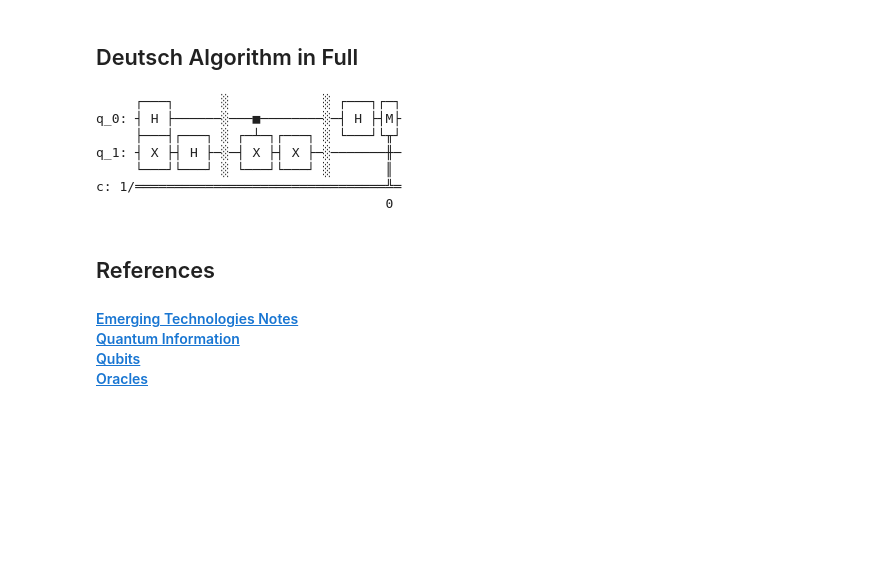
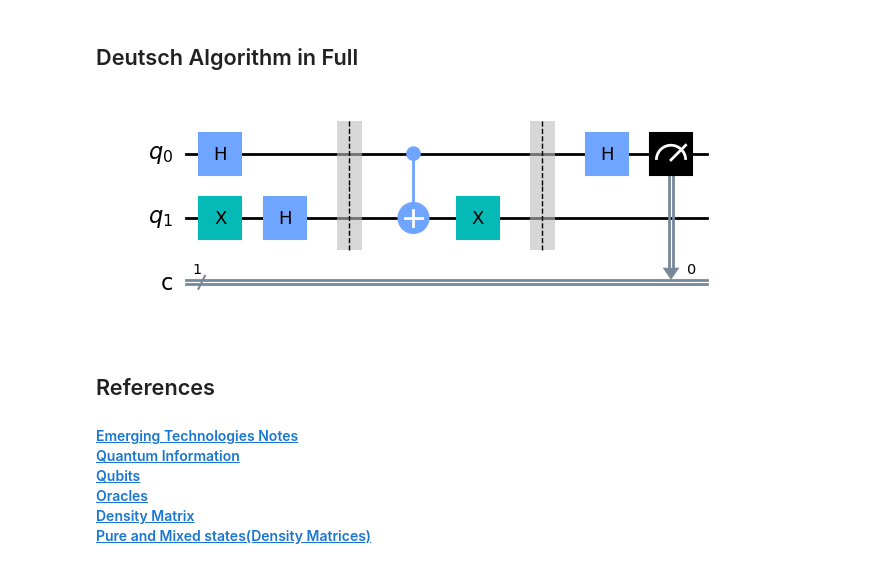
Before and after one commit to PedroFCode/EmergingTechnologies, a Jupyter notebook: project.ipynb, the cells around one changed output. Drawn from its saved outputs; the diff is of its cells as text; code cells hidden in the pictures; blank space fills up the shorter version.

Commit message:
Density Matrix

```diff
--- a/project.ipynb
+++ b/project.ipynb
@@ -171,7 +187,7 @@ plot_bloch_vector([1, 0, 0])  # Replace [1, 0, 0] with the state vector componen
 <h2>Deutsch Algorithm in Full
 # %%
 from qiskit import QuantumCircuit
-
+from qiskit.visualization import circuit_drawer
 
 def deutsch_function(case: int):
     """
@@ -180,45 +196,39 @@ def deutsch_function(case: int):
     if case not in [1, 2, 3, 4]:
         raise ValueError("`case` must be 1, 2, 3, or 4.")
 
     f = QuantumCircuit(2)
     if case in [2, 3]:
         f.cx(0, 1)
     if case in [3, 4]:
         f.x(1)
     return f
-
-deutsch_function(3).draw()
 
 def compile_circuit(function: QuantumCircuit):
     """
     Compiles a circuit for use in Deutsch's algorithm.
     """
     n = function.num_qubits - 1
     qc = QuantumCircuit(n + 1, n)
 
     qc.x(n)
     qc.h(range(n + 1))
 
     qc.barrier()
     qc.compose(function, inplace=True)
     qc.barrier()
 
     qc.h(range(n))
     qc.measure(range(n), range(n))
 
     return qc
 
-compile_circuit(
-    deutsch_function(3)
-).draw()
+# Generate and compile the Deutsch circuit for a specific function
+compiled_circuit = compile_circuit(deutsch_function(3))
+
+# Visualize the compiled circuit
+circuit_drawer(compiled_circuit, output='mpl')
 # %% [output]
-     ┌───┐      ░            ░ ┌───┐┌─┐
-q_0: ┤ H ├──────░───■────────░─┤ H ├┤M├
-     ├───┤┌───┐ ░ ┌─┴─┐┌───┐ ░ └───┘└╥┘
-q_1: ┤ X ├┤ H ├─░─┤ X ├┤ X ├─░───────╫─
-     └───┘└───┘ ░ └───┘└───┘ ░       ║
-c: 1/════════════════════════════════╩═
-                                     0
+[figure, added]
 # %% [markdown]
 <h2>References
 
@@ -231,4 +241,6 @@ c: 1/═════════════════════════
 <br>
 <a href="https://quantumcomputing.stackexchange.com/questions/4625/what-exactly-is-an-oracle">Oracles</a>
 <br>
-<a href=""></a>
+<a href="https://en.wikipedia.org/wiki/Density_matrix">Density Matrix</a>
+<br>
+<a href="https://quantumcomputing.stackexchange.com/questions/2347/density-matrices-for-pure-states-and-mixed-states">Pure and Mixed states(Density Matrices)</a>
```
Also changed, not shown: parts of 7 cells of this notebook.
